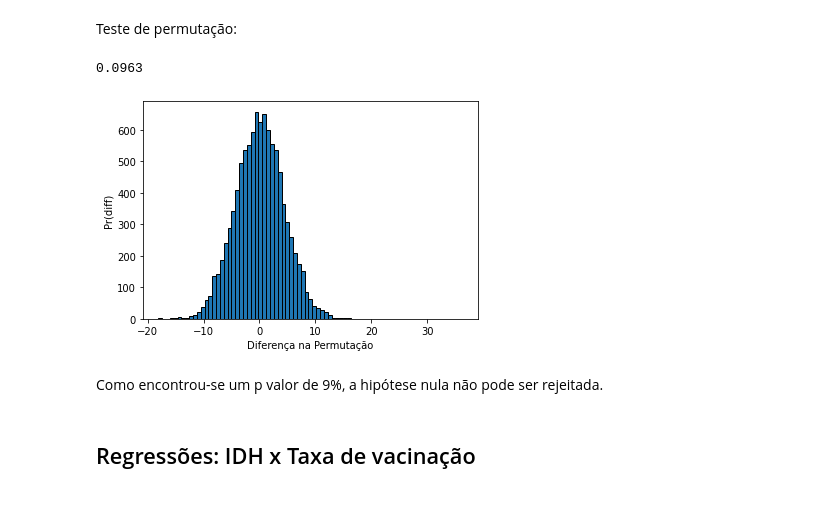
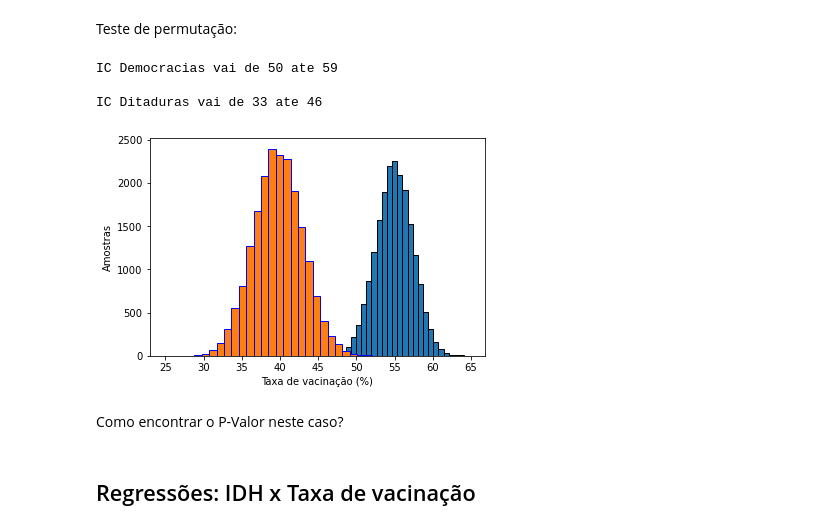
Before and after one commit to JoaoP-Silva/Covid-analysis, a Jupyter notebook: Vacinacao-Covid.ipynb, the cells around one changed output. Saved outputs shown, nothing was run; the diff lists cells and outputs as text; code cells hidden in the pictures; blank space fills up the shorter version.

```diff
--- a/Vacinacao-Covid.ipynb
+++ b/Vacinacao-Covid.ipynb
@@ -176,31 +189,39 @@ Vac_and_dem
 179 rows × 4 columns
 # %% [markdown]
 Teste de permutação:
-# %%
-filtro = Vac_and_dem['Type'] == 'Dictatorship'
-vac_obs = Vac_and_dem[filtro]['people_fully_vaccinated_per_hundred'].mean() - temp[~filtro]['people_fully_vaccinated_per_hundred'].mean()
-N = 10000
-diferencas_dem = np.zeros(N)
-cont = 0
-for i in range(N):
-    np.random.shuffle(filtro.values)
-    diff = temp[filtro]['people_fully_vaccinated_per_hundred'].mean() - temp[~filtro]['people_fully_vaccinated_per_hundred'].mean()
-    diferencas_dem[i] = diff
-    if abs(diff) >= abs(vac_obs):
-      cont = cont + 1
-cont/N
-# %% [output]
-0.0963
-# %%
-plt.hist(diferencas_dem, bins=50, edgecolor='k')
-plt.xlabel('Diferença na Permutação')
-plt.ylabel('Pr(diff)')
-plt.vlines(t_obs, 0, 0.14, color='red')
-plt.show()
-# %% [output]
-[figure, removed]
-# %% [markdown]
-Como encontrou-se um p valor de 9%, a hipótese nula não pode ser rejeitada.
+# %%
+filtro = Vac_and_dem['Type'] == 'Dictatorship'
+data_dem = Vac_and_dem[~filtro]['people_fully_vaccinated_per_hundred']
+data_dic = Vac_and_dem[filtro]['people_fully_vaccinated_per_hundred']
+N = 20000
+
+size_dem = len(data_dem)
+size_dic = len(data_dic)
+
+values_dem = np.zeros(N)
+values_dic = np.zeros(N)
+
+for i in range(N):
+    sample_dem = data_dem.sample(size_dem, replace=True)
+    sample_dic = data_dic.sample(size_dic, replace=True)
+    values_dem[i] = sample_dem.mean()
+    values_dic[i] = sample_dic.mean()
+print("IC Democracias vai de %d ate %d\n" % (np.percentile(values_dem, 2.5), np.percentile(values_dem, 97.5)))
+print("IC Ditaduras vai de %d ate %d\n" % (np.percentile(values_dic, 2.5), np.percentile(values_dic, 97.5)))
+# %% [output]
+IC Democracias vai de 50 ate 59
+
+IC Ditaduras vai de 33 ate 46
+# %%
+plt.hist(values_dem, bins=30, edgecolor='k')
+plt.hist(values_dic, bins=30, edgecolor='b')
+plt.xlabel('Taxa de vacinação (%)')
+plt.ylabel('Amostras')
+plt.show()
+# %% [output]
+[figure, added]
+# %% [markdown]
+Como encontrar o P-Valor neste caso?
 # %% [markdown]
 ## Regressões: IDH x Taxa de vacinação
 # %% [markdown]
```
Also changed, not shown: parts of 10 cells of this notebook.
